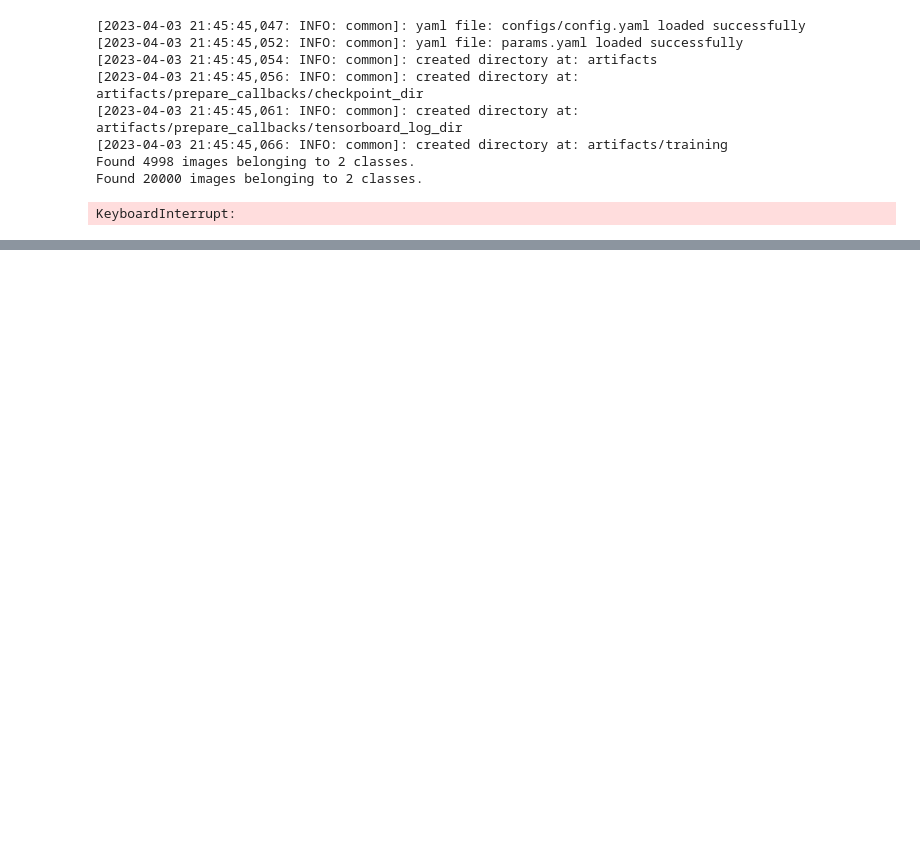
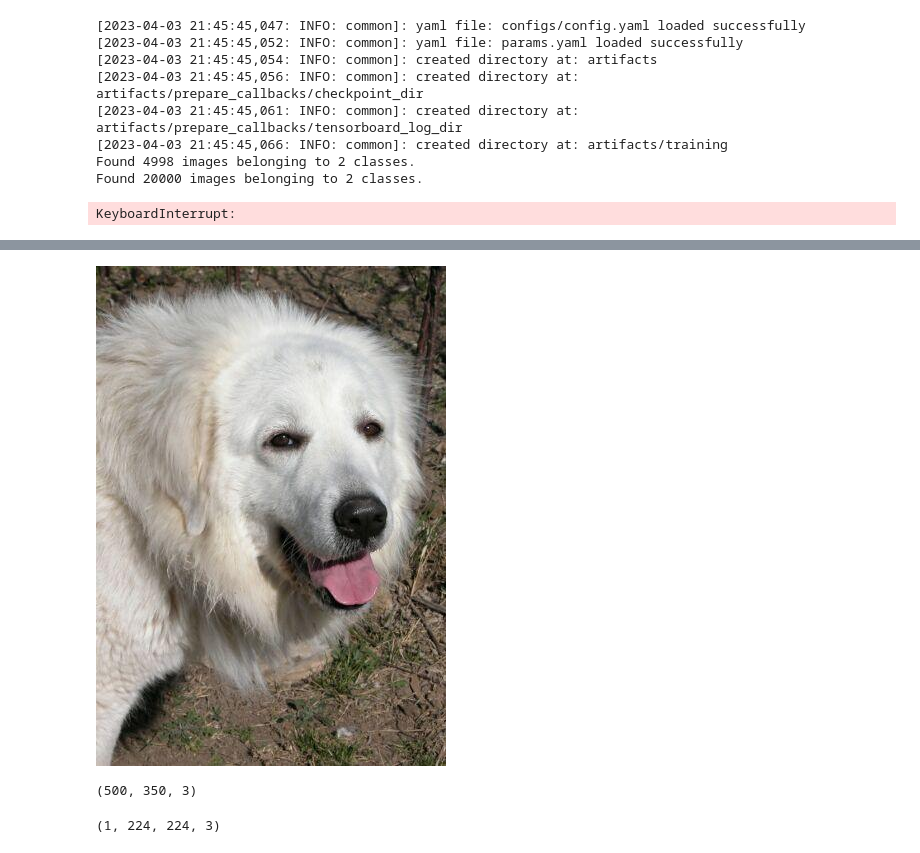
Before and after one commit to Vikaslakkacs/First_classifier, a Jupyter notebook: research/stage_04.ipynb, the cells around one changed output, grey strips where cells are left out. Drawn from its saved outputs; the diff is of its cells as text; code cells hidden in the pictures; blank space fills up the shorter version.

```diff
--- a/research/stage_04.ipynb
+++ b/research/stage_04.ipynb
@@ -232,0 +263,7 @@ KeyboardInterrupt:
+# %%
+from PIL import Image
+img= Image.open("artifacts/data_ingestion/PetImages/Dog/215.jpg")
+# %%
+img
+# %% [output]
+[figure, added]
@@ -232,0 +274,4 @@ KeyboardInterrupt:
+# %%
+img_array.shape
+# %% [output]
+(500, 350, 3)
@@ -232,0 +280,4 @@ KeyboardInterrupt:
+# %%
+np.expand_dims(image_array_resize, axis=0).shape
+# %% [output]
+(1, 224, 224, 3)
```
Also changed, not shown: parts of 11 cells of this notebook.
